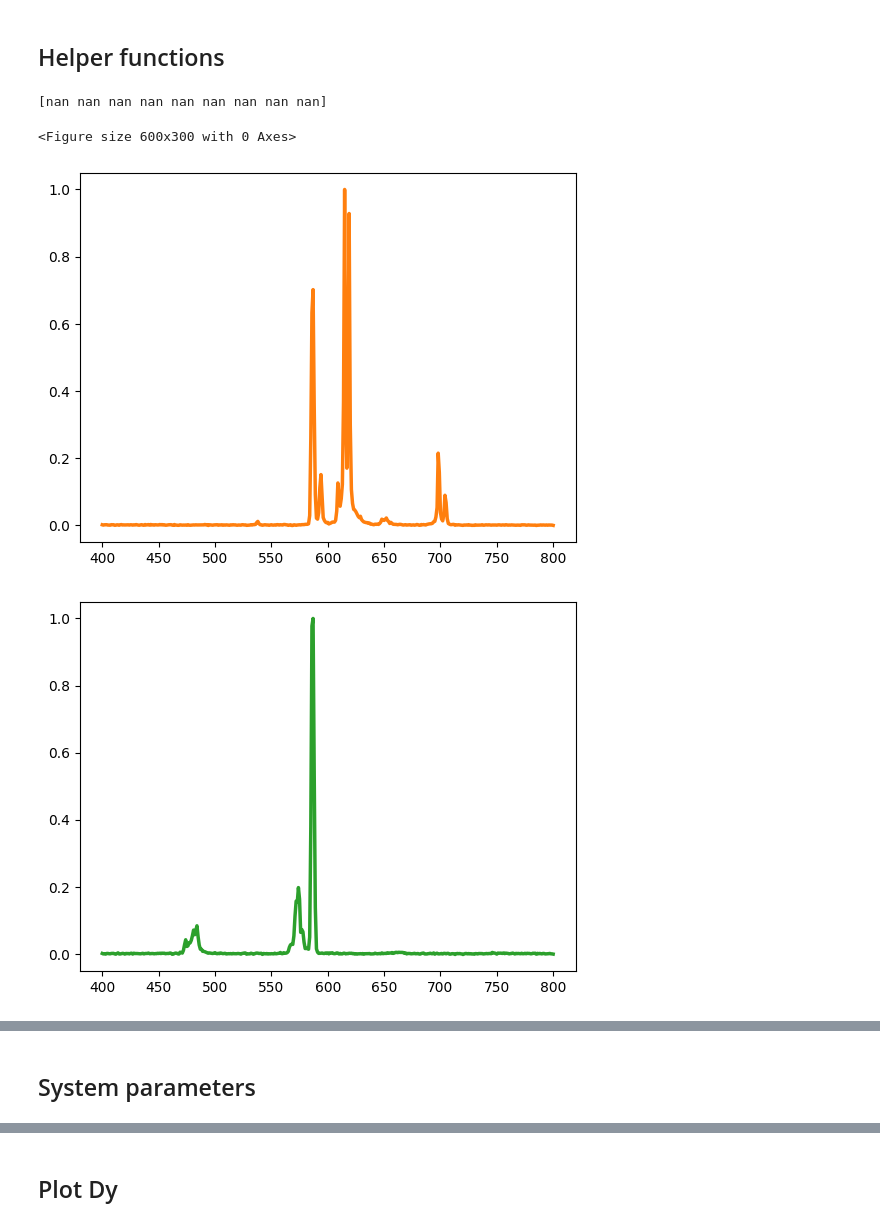
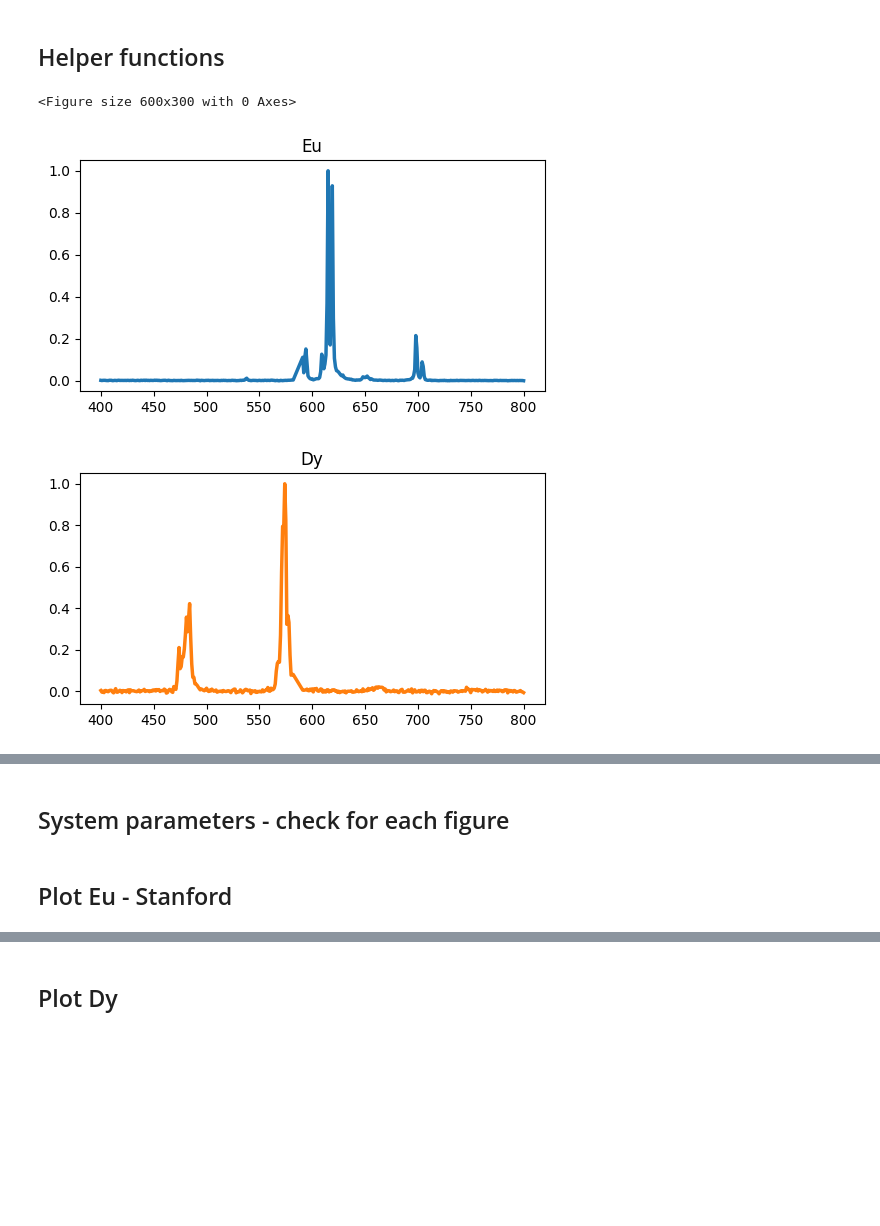
Before and after one commit to neerja/spectraldiffuserscope, a Jupyter notebook: JaxCode/Figure_Notebooks/fig_mrbles_beads.ipynb, the cells around one changed output, grey strips where cells are left out. Cells and saved outputs as stored; diff of their text form; code cells hidden in the pictures; blank space fills up the shorter version.

Commit message:
updated mrbles figure notebooko

```diff
--- a/JaxCode/Figure_Notebooks/fig_mrbles_beads.ipynb
+++ b/JaxCode/Figure_Notebooks/fig_mrbles_beads.ipynb
@@ -22,30 +22,39 @@ import jax
 # %%
 import numpy as np
 
 # Draw boxes around the centroids and label bead number
 prop_cycle = plt.rcParams['axes.prop_cycle']
 colors = prop_cycle.by_key()['color']
 rgb_colors = [tuple(int(color.lstrip('#')[i:i+2], 16) for i in (0, 2, 4)) for color in colors]
 
 # plot the ground truth spectra
 # Specify the file path of the CSV file
 file_path = "mrbles_spectra_20230412.csv"
 # Read the CSV file into a NumPy array
 data = np.genfromtxt(file_path, delimiter=',')
 # Extract the wavelengths and spectra from the data
 wavelengths_gt = data[1:, 0]
-spectra_gt = data[1:, 1:]-np.expand_dims(data[1:,1], axis =1)
+spectra_gt = data[1:, 2:7] - np.expand_dims(data[1:,1], axis = 1)
 # Plot the ground truth spectra
 plt.figure(figsize=(6, 3))
-for i in range(1,spectra_gt.shape[1]):
-    plt.figure()
-    spectra_gt[:,i] = spectra_gt[:,i]/np.amax(spectra_gt[:,i])
-    plt.plot(wavelengths_gt, spectra_gt[:,i].T, color=colors[i], linewidth=2.5)
-plt.legend('')
-labels = data[0,:]
-print(labels)
+labels =['Eu', 'Dy',' Dy', 'Sm','Tm']
+
+idx = np.where((wavelengths_gt >= 582) & (wavelengths_gt <= 592))[0]
+peakstart = idx[0]
+peakend = idx[-1]
+
+for i in range(0,spectra_gt.shape[1]):
+    spec = spectra_gt[:,i]
+    spec[idx[0]:idx[-1]] = np.linspace(spec[idx[0]-1], spec[idx[-1]+1], idx[-1] - idx[0]) #remove the peak near 580.
+    spec = spec/np.amax(spec)
+    plt.figure(figsize=(6, 3))
+    plt.plot(wavelengths_gt, spec.T, color=colors[i], linewidth=2.5)
+    # plt.xlim([580,600])
+    spectra_gt[:,i] = spec
+    plt.title(labels[i])
+
+# smooth and replace the gt datafor the peak near 580.
 # %% [output]
-[nan nan nan nan nan nan nan nan nan]
+<Figure size 600x300 with 0 Axes>
-<Figure size 600x300 with 0 Axes>
-[figure, old version]
+[figure, new version]
-[figure, old version]
+[figure, new version]
@@ -57,2 +64,4 @@ print(labels)
 # %% [markdown]
-## System parameters
+## System parameters - check for each figure
+# %% [markdown]
+## Plot Eu - Stanford
```
Also changed, not shown: parts of 27 cells of this notebook, 3 other files.
